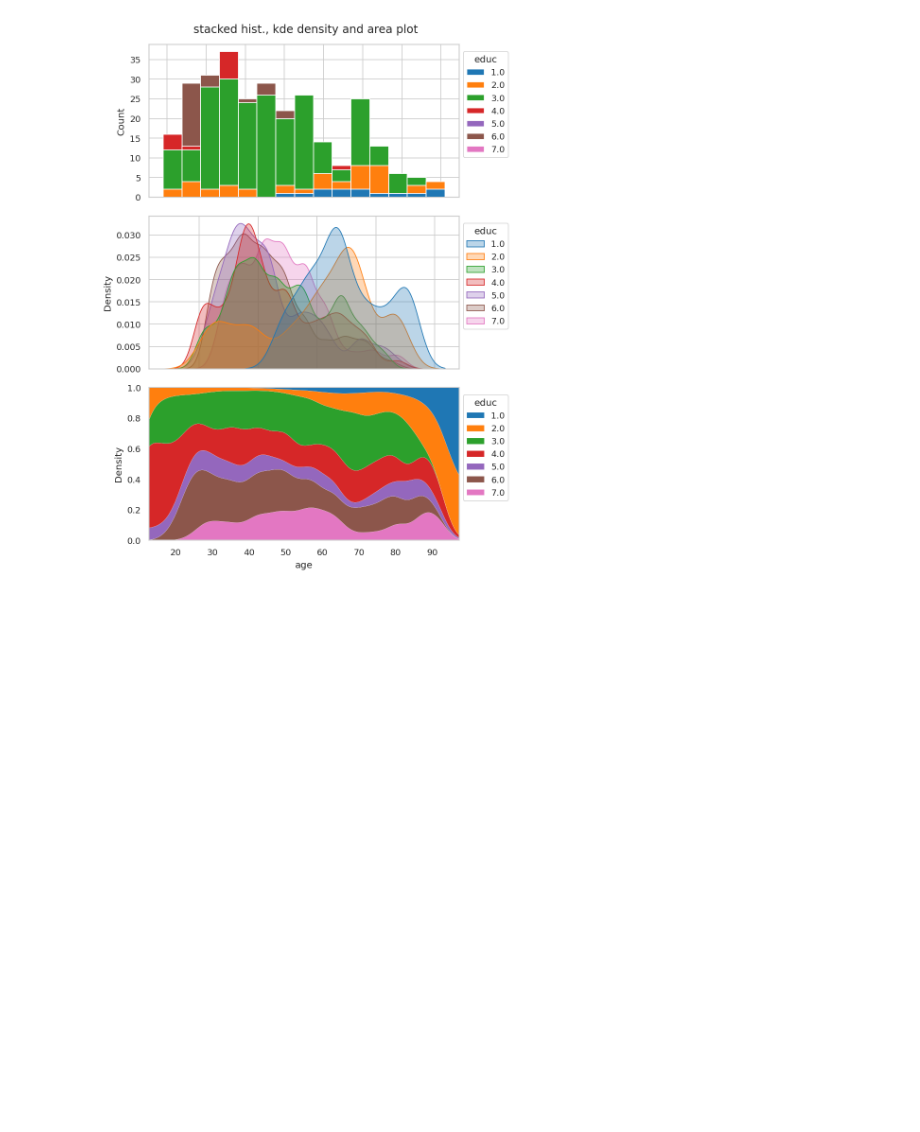
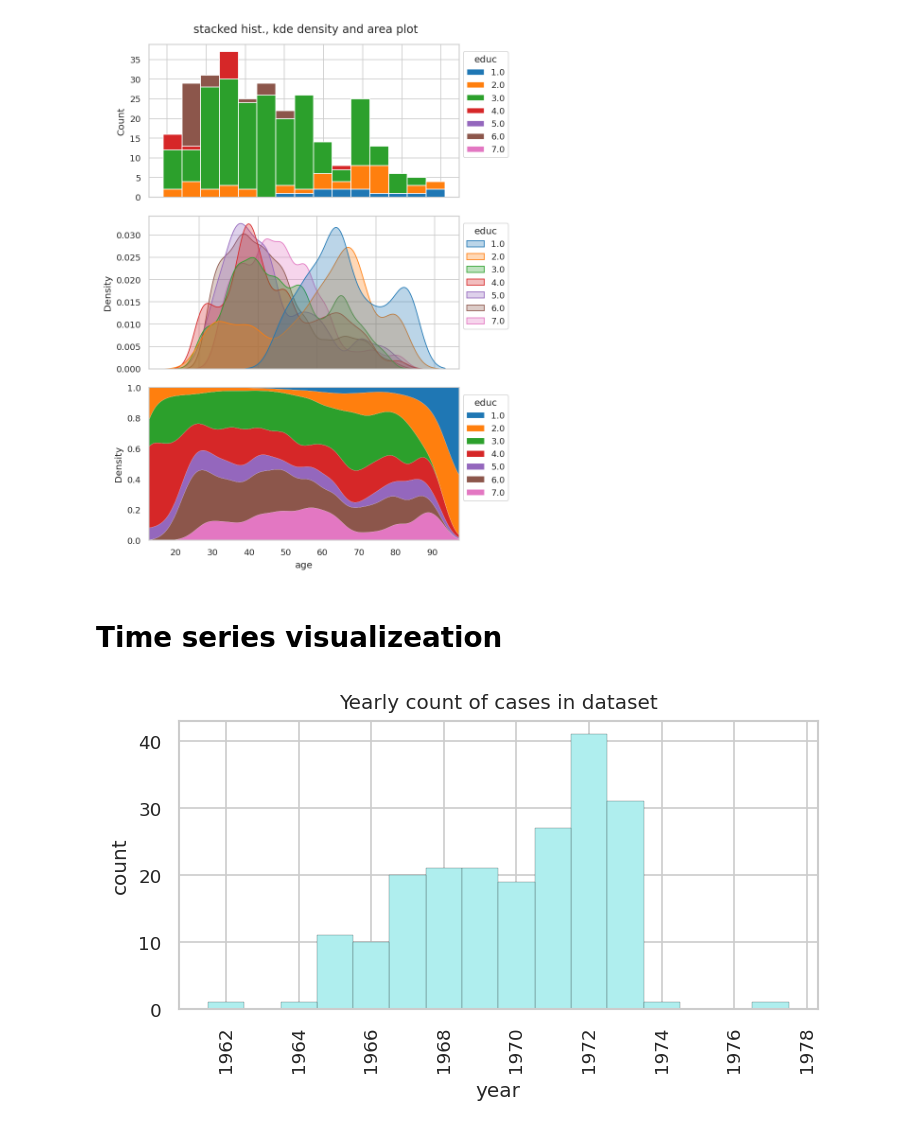
Before and after one commit to toshiakiasakura/matplotlib_gallery, a Jupyter notebook: src/1_gallery.ipynb, the cells around one changed output. Saved outputs shown, nothing was run; the diff lists cells and outputs as text; code cells hidden in the pictures; blank space fills up the shorter version.

Commit message:
timeseries visualizations were updated.

```diff
--- a/src/1_gallery.ipynb
+++ b/src/1_gallery.ipynb
@@ -84,3 +81,9 @@ gallery.run_kde_density_area_plot()
 gallery.run_stacked_hist_kde_density_and_area_plot_with_stratification()
 # %% [output]
 [figure]
+# %% [markdown]
+# Time series visualizeation
+# %%
+gallery.run_time_series_simple_barplot()
+# %% [output]
+[figure, added]
```
Also changed, not shown: parts of 5 cells of this notebook, 1 other file.
